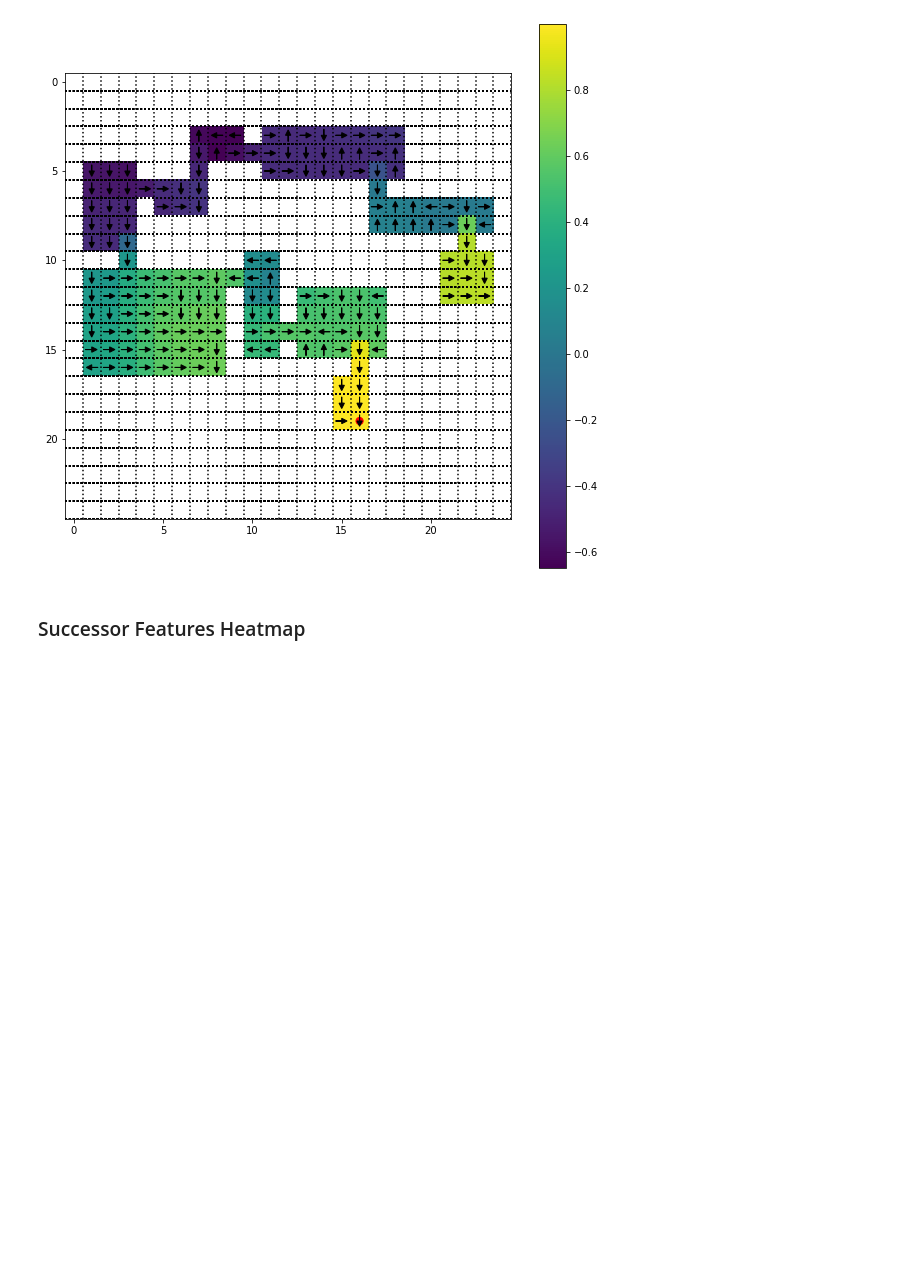
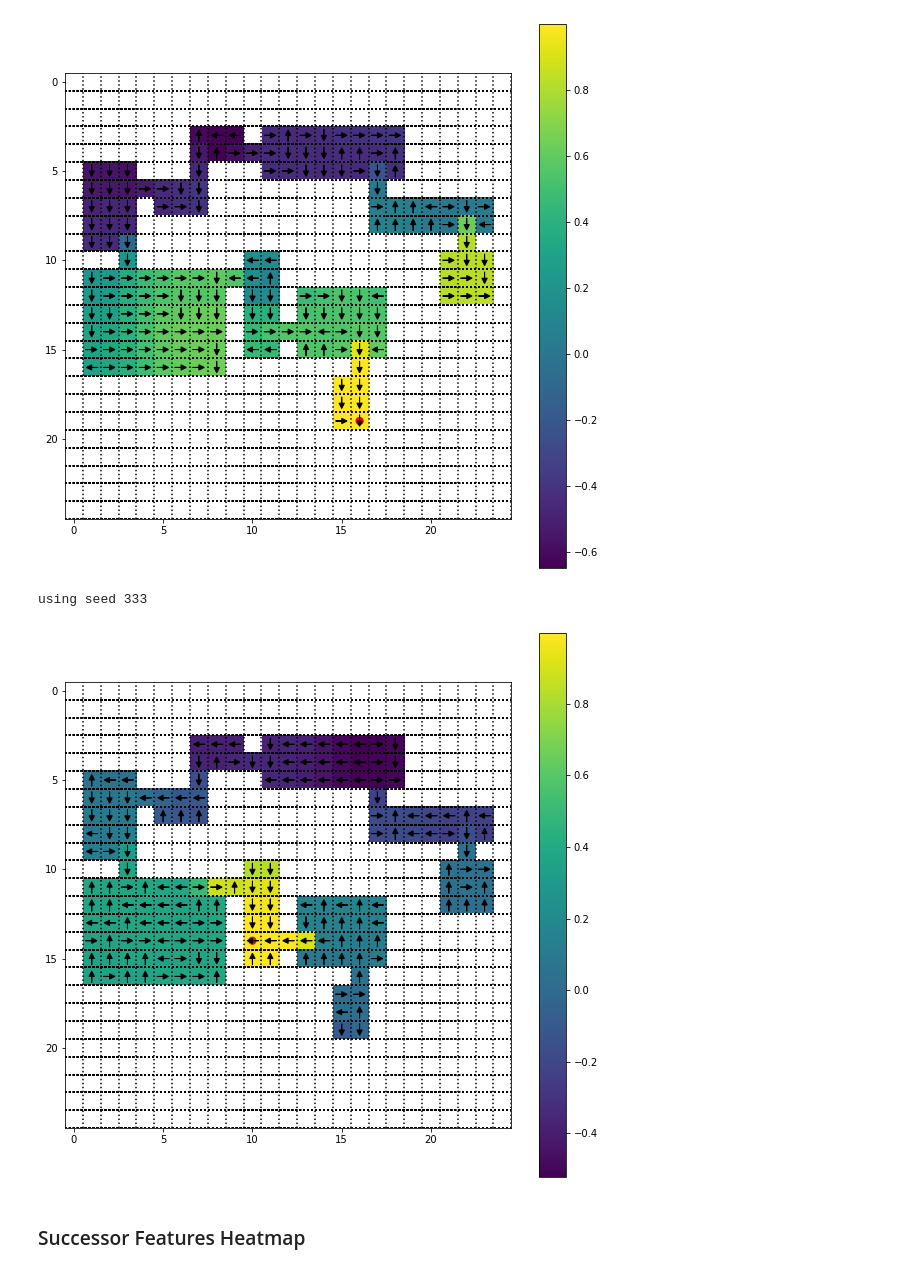
Before and after one commit to 2016choang/sfl, a Jupyter notebook: playground/new-envs.ipynb, the cells around one changed output. Drawn from its saved outputs; the diff is of its cells as text; code cells hidden in the pictures; blank space fills up the shorter version.

```diff
--- a/playground/new-envs.ipynb
+++ b/playground/new-envs.ipynb
@@ -385,6 +385,18 @@ visualize_subgoal_policy(run, itr, subgoal, 'sf')
 # %% [output]
 using seed 333
 [figure]
+# %%
+# Estimated landmark graph
+subgoal = (10, 14)
+run = '20200515/multiroom/run_69'
+itr = 200000
+itr -= 1
+# visualize_subgoal_policy(run, itr, subgoal)
+visualize_subgoal_policy(run, itr, subgoal, 'sf')
+# visualize_subgoal_policy(run, itr, subgoal, 'sf-look')
+# %% [output]
+using seed 333
+[figure, added]
 # %% [markdown]
 ### Successor Features Heatmap
 # %%
```
Also changed, not shown: 4 other files.
